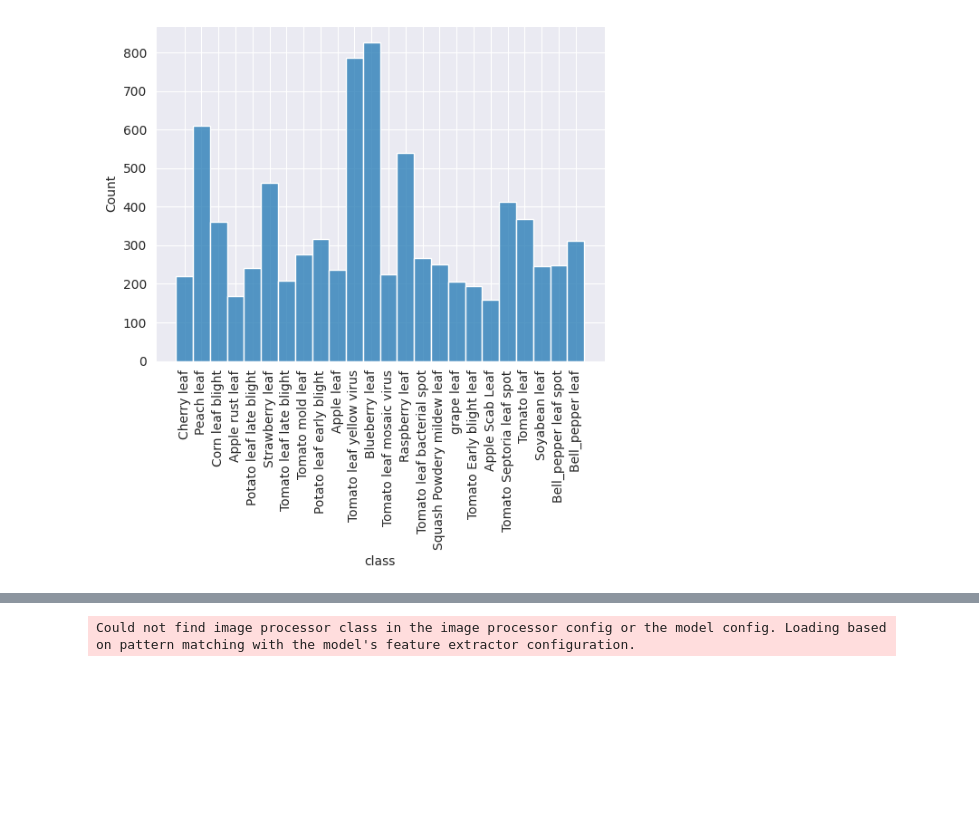
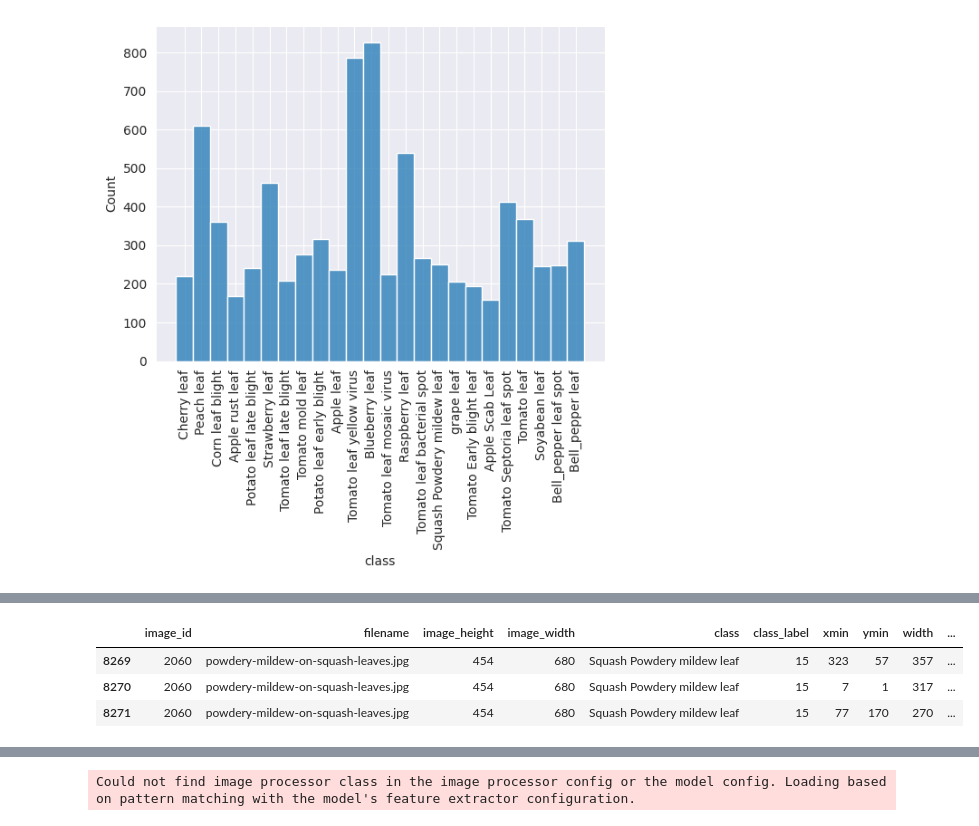
Before and after one commit to susnato/plant-disease-detection, a Jupyter notebook: tests.ipynb, the cells around one changed output, grey strips where cells are left out. Saved outputs shown, nothing was run; the diff lists cells and outputs as text; code cells hidden in the pictures; blank space fills up the shorter version.

```diff
--- a/tests.ipynb
+++ b/tests.ipynb
@@ -71 +69,8 @@ img
+# %%
+train_labels[train_labels.filename=="powdery-mildew-on-squash-leaves.jpg"]
+# %% [output]
+|  | image_id | filename | image_height | image_width | class | class_label | xmin | ymin | width | ... |
+| 8269 | 2060 | powdery-mildew-on-squash-leaves.jpg | 454 | 680 | Squash Powdery mildew leaf | 15 | 323 | 57 | 357 | ... |
+| 8270 | 2060 | powdery-mildew-on-squash-leaves.jpg | 454 | 680 | Squash Powdery mildew leaf | 15 | 7 | 1 | 317 | ... |
+| 8271 | 2060 | powdery-mildew-on-squash-leaves.jpg | 454 | 680 | Squash Powdery mildew leaf | 15 | 77 | 170 | 270 | ... |
 # %%
```
Also changed, not shown: parts of 14 cells of this notebook, 2 other files.
